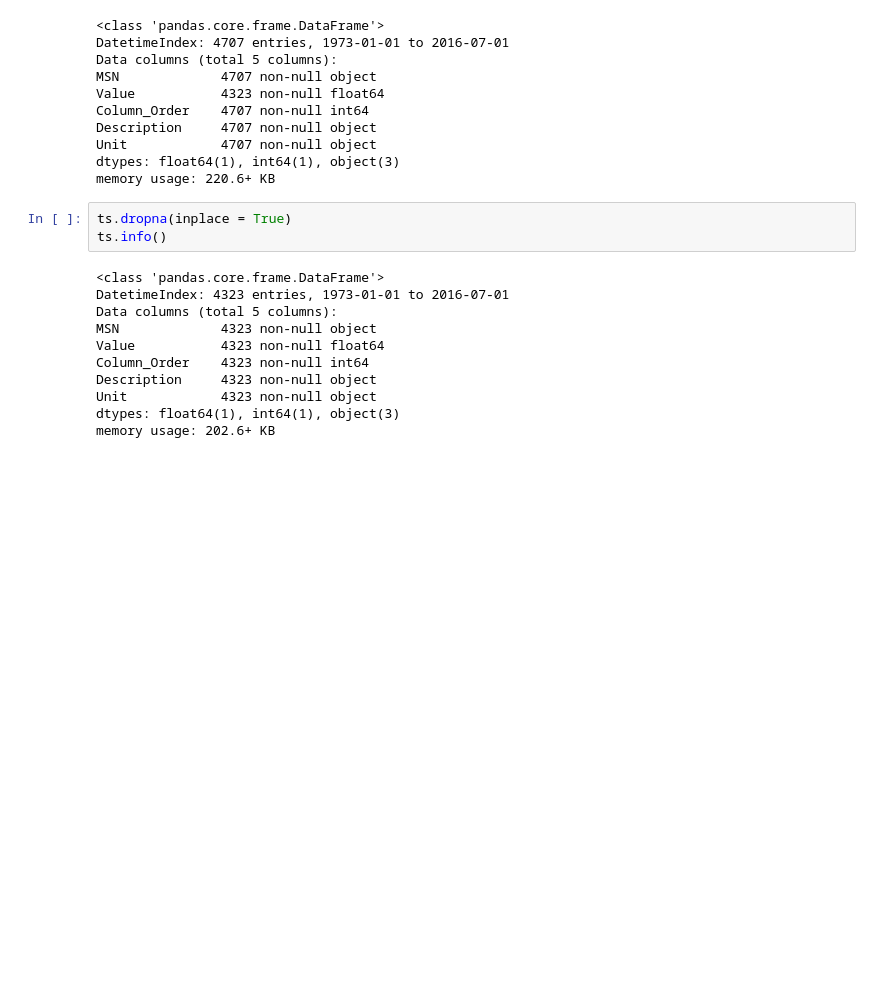
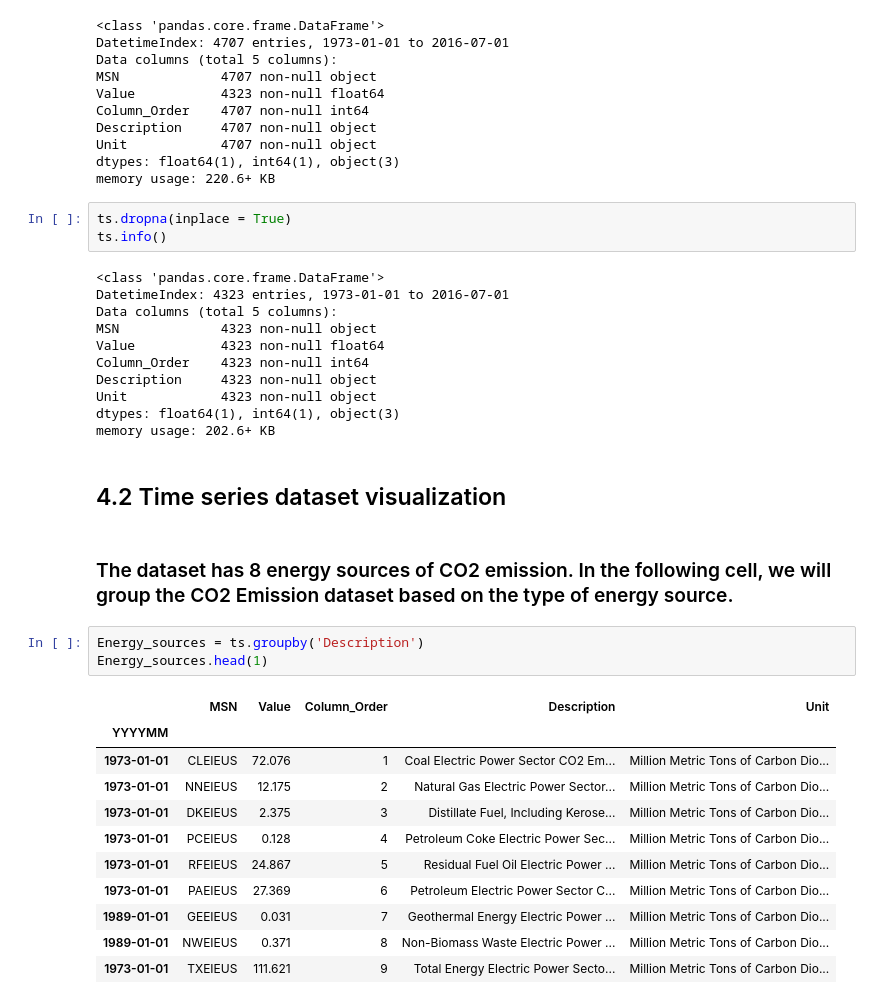
Before and after one commit to kaziahosunhabibripon/Time-Series, a Jupyter notebook: SARIMA-1.ipynb, the cells around one changed output. Saved outputs shown, nothing was run; the diff lists cells and outputs as text; blank space fills up the shorter version.

```diff
--- a/SARIMA-1.ipynb
+++ b/SARIMA-1.ipynb
@@ -149,3 +148,22 @@ Description     4323 non-null object
 Unit            4323 non-null object
 dtypes: float64(1), int64(1), object(3)
 memory usage: 202.6+ KB
+# %% [markdown]
+## 4.2 Time series dataset visualization
+# %% [markdown]
+### The dataset has 8 energy sources of CO2 emission. In the following cell, we will group the CO2 Emission dataset based on the type of energy source.
+# %%
+Energy_sources = ts.groupby('Description')
+Energy_sources.head(1)
+# %% [output]
+|  | MSN | Value | Column_Order | Description | Unit |
+| YYYYMM |  |  |  |  |  |
+| 1973-01-01 | CLEIEUS | 72.076 | 1 | Coal Electric Power Sector CO2 Em... | Million Metric Tons of Carbon Dio... |
+| 1973-01-01 | NNEIEUS | 12.175 | 2 | Natural Gas Electric Power Sector... | Million Metric Tons of Carbon Dio... |
+| 1973-01-01 | DKEIEUS | 2.375 | 3 | Distillate Fuel, Including Kerose... | Million Metric Tons of Carbon Dio... |
+| 1973-01-01 | PCEIEUS | 0.128 | 4 | Petroleum Coke Electric Power Sec... | Million Metric Tons of Carbon Dio... |
+| 1973-01-01 | RFEIEUS | 24.867 | 5 | Residual Fuel Oil Electric Power ... | Million Metric Tons of Carbon Dio... |
+| 1973-01-01 | PAEIEUS | 27.369 | 6 | Petroleum Electric Power Sector C... | Million Metric Tons of Carbon Dio... |
+| 1989-01-01 | GEEIEUS | 0.031 | 7 | Geothermal Energy Electric Power ... | Million Metric Tons of Carbon Dio... |
+| 1989-01-01 | NWEIEUS | 0.371 | 8 | Non-Biomass Waste Electric Power ... | Million Metric Tons of Carbon Dio... |
+| 1973-01-01 | TXEIEUS | 111.621 | 9 | Total Energy Electric Power Secto... | Million Metric Tons of Carbon Dio... |
```
Also changed, not shown: parts of 3 cells of this notebook.
